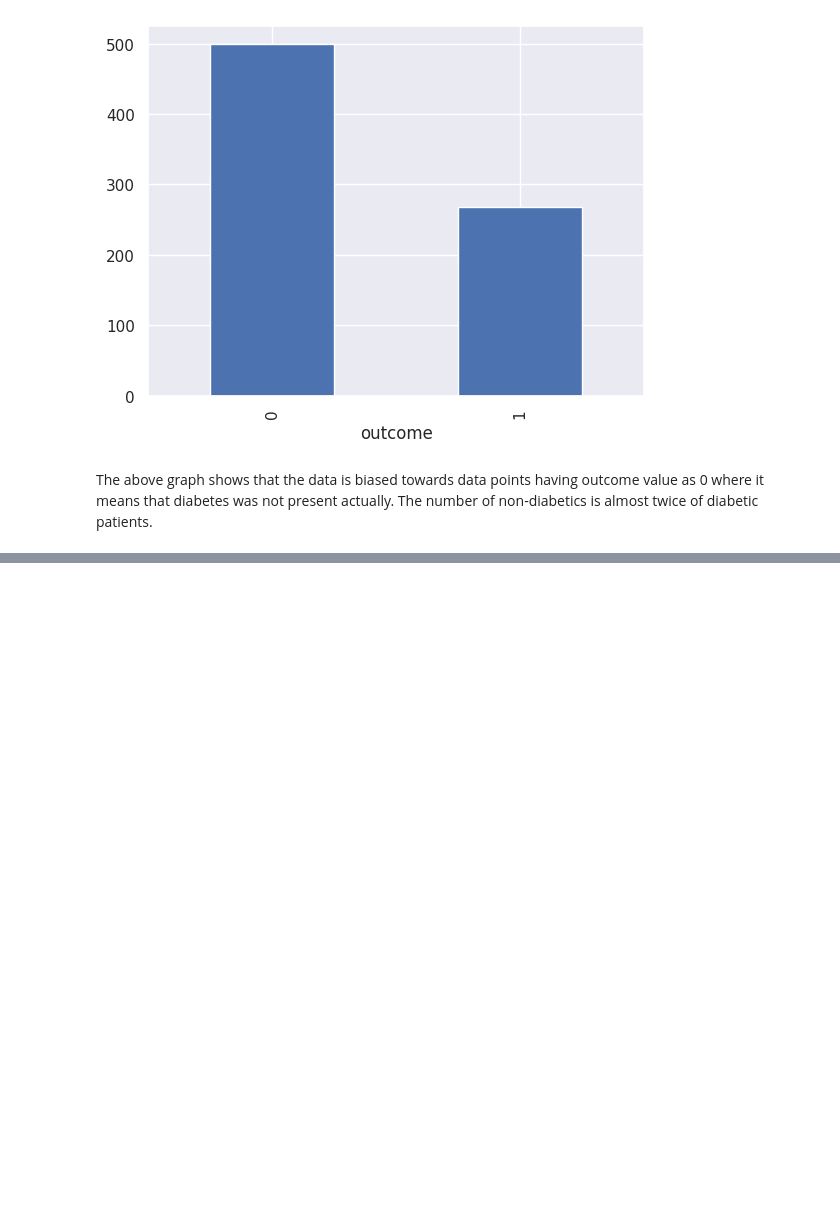
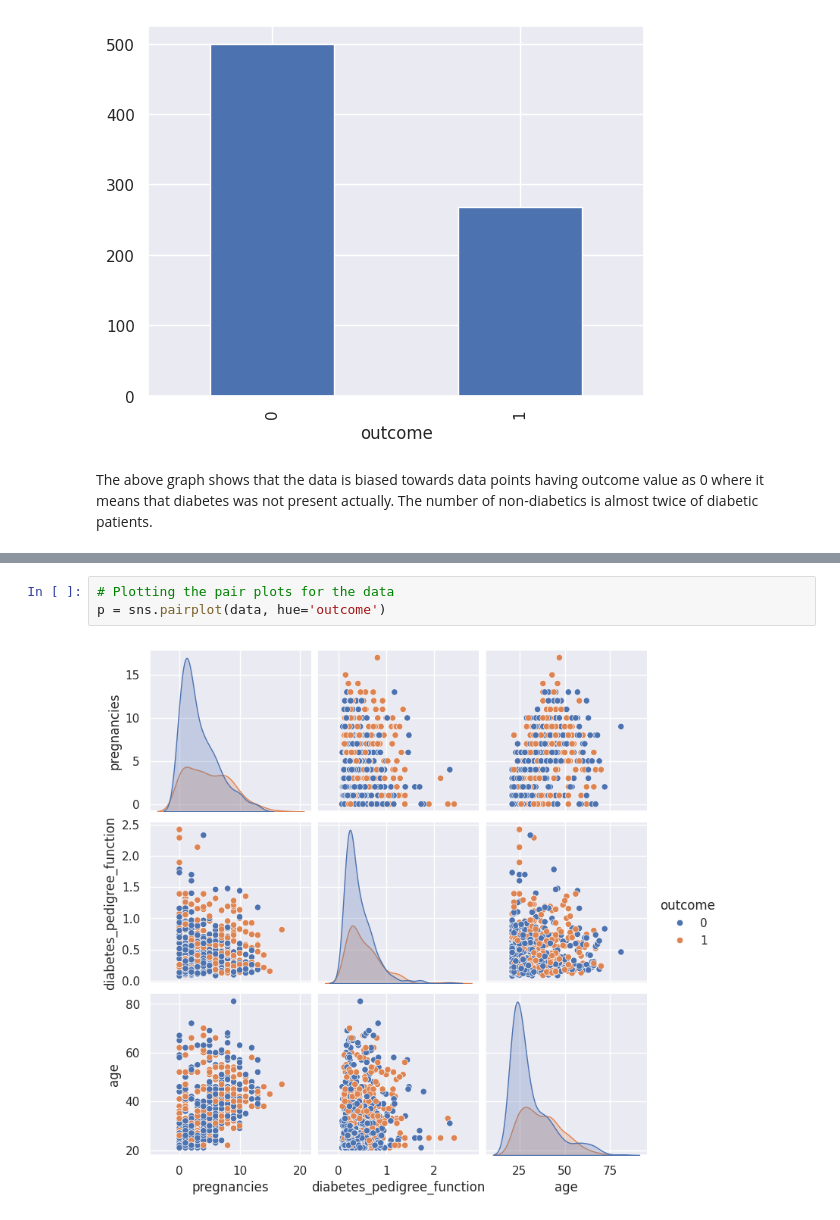
Before and after one commit to marina04-dev/Jupyter_Notebooks, a Jupyter notebook: Diabetes_Prediction.ipynb, the cells around one changed output, grey strips where cells are left out. Saved outputs shown, nothing was run; the diff lists cells and outputs as text; blank space fills up the shorter version.

```diff
--- a/Diabetes_Prediction.ipynb
+++ b/Diabetes_Prediction.ipynb
@@ -186,0 +192,5 @@ The above graph shows that the data is biased towards data points having outcome
+# %%
+# Plotting the pair plots for the data
+p = sns.pairplot(data, hue='outcome')
+# %% [output]
+[figure, added]
```
Also changed, not shown: parts of 1 cell of this notebook.
